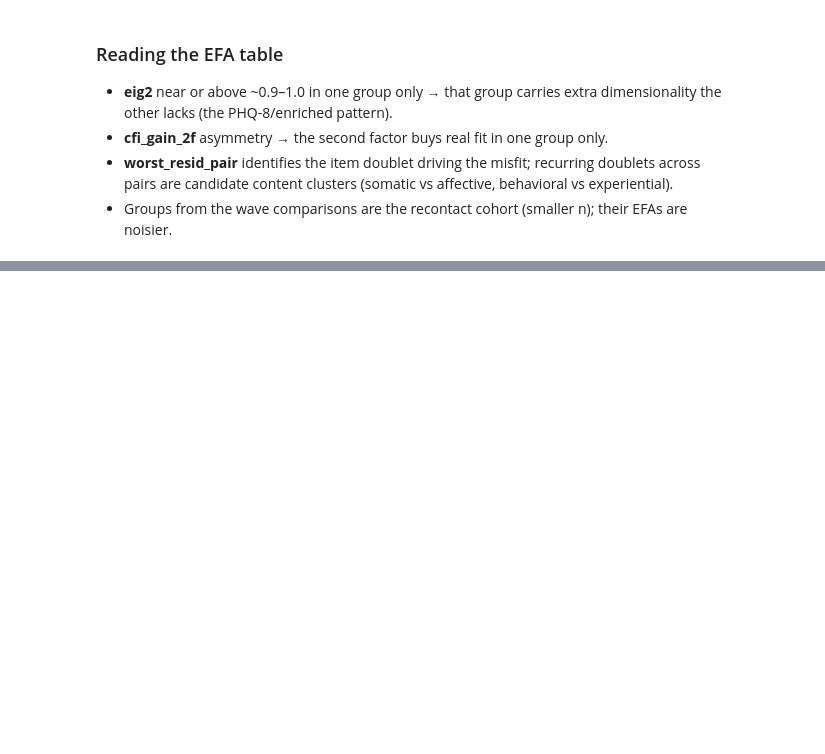
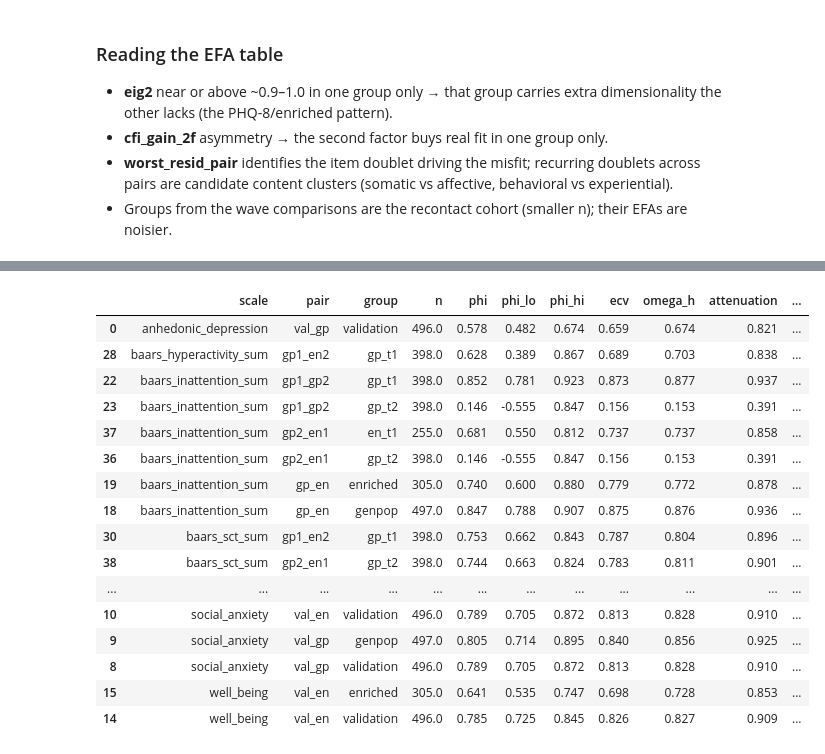
Before and after one commit to Shotgunosine/HiTOP, a Jupyter notebook: notebooks/NB_invariance_effect_sizes.ipynb, the cells around one changed output, grey strips where cells are left out. Cells and saved outputs as stored; diff of their text form; code cells hidden in the pictures; blank space fills up the shorter version.

Commit message:
Add dimensionality effect sizes (SL-exact ECV/omegaH/attenuation/n-inflation) per HANDOFF round 14
Co-Authored-By: Claude Fable 5 <noreply@anthropic.com>

```diff
--- a/notebooks/NB_invariance_effect_sizes.ipynb
+++ b/notebooks/NB_invariance_effect_sizes.ipynb
@@ -365,0 +380,22 @@ efa_summary[[c for c in cols if c in efa_summary.columns]] \
+# %%
+from hitop_cfa import dimensionality_effect_sizes
+
+dim_rows = []
+for v in cfg_fails.itertuples():
+    for label in pd.unique(PAIR_DATA[v.pair]['whichdata']):
+        grp = PAIR_DATA[v.pair][PAIR_DATA[v.pair]['whichdata'] == label]
+        print(f'--- {v.scale} x {v.pair} | {label} ---', flush=True)
+        try:
+            r = dimensionality_effect_sizes(v.scale, items_of(v.scale),
+                                            grp, out_dir / 'dim_temp.csv',
+                                            verbose=True)
+        except Exception as exc:
+            print(f'   ERROR: {exc!r}')
+            r = dict(converged=False, reason=repr(exc))
+        row = dict(scale=v.scale, pair=v.pair, group=label)
+        row.update({k: (round(x, 3) if isinstance(x, float) else x)
+                    for k, x in r.items()})
+        dim_rows.append(row)
+dim = pd.DataFrame(dim_rows)
+dim.to_csv(out_dir / 'dimensionality_effect_sizes.csv', index=False)
+print(f'\nsaved {len(dim)} group rows')
@@ -365,0 +420,24 @@ efa_summary[[c for c in cols if c in efa_summary.columns]] \
+# %%
+ok = dim[dim.converged == True].copy()
+cols = ['scale', 'pair', 'group', 'n', 'phi', 'phi_lo', 'phi_hi', 'ecv',
+        'omega_h', 'attenuation', 'n_inflation', 'r_sum_f1', 'r_sum_f2']
+display_tbl = ok[cols].sort_values(['scale', 'pair', 'group'])
+display_tbl
+# %% [output]
+|  | scale | pair | group | n | phi | phi_lo | phi_hi | ecv | omega_h | attenuation | ... |
+| 0 | anhedonic_depression | val_gp | validation | 496.0 | 0.578 | 0.482 | 0.674 | 0.659 | 0.674 | 0.821 | ... |
+| 28 | baars_hyperactivity_sum | gp1_en2 | gp_t1 | 398.0 | 0.628 | 0.389 | 0.867 | 0.689 | 0.703 | 0.838 | ... |
+| 22 | baars_inattention_sum | gp1_gp2 | gp_t1 | 398.0 | 0.852 | 0.781 | 0.923 | 0.873 | 0.877 | 0.937 | ... |
+| 23 | baars_inattention_sum | gp1_gp2 | gp_t2 | 398.0 | 0.146 | -0.555 | 0.847 | 0.156 | 0.153 | 0.391 | ... |
+| 37 | baars_inattention_sum | gp2_en1 | en_t1 | 255.0 | 0.681 | 0.550 | 0.812 | 0.737 | 0.737 | 0.858 | ... |
+| 36 | baars_inattention_sum | gp2_en1 | gp_t2 | 398.0 | 0.146 | -0.555 | 0.847 | 0.156 | 0.153 | 0.391 | ... |
+| 19 | baars_inattention_sum | gp_en | enriched | 305.0 | 0.740 | 0.600 | 0.880 | 0.779 | 0.772 | 0.878 | ... |
+| 18 | baars_inattention_sum | gp_en | genpop | 497.0 | 0.847 | 0.788 | 0.907 | 0.875 | 0.876 | 0.936 | ... |
+| 30 | baars_sct_sum | gp1_en2 | gp_t1 | 398.0 | 0.753 | 0.662 | 0.843 | 0.787 | 0.804 | 0.896 | ... |
+| 38 | baars_sct_sum | gp2_en1 | gp_t2 | 398.0 | 0.744 | 0.663 | 0.824 | 0.783 | 0.811 | 0.901 | ... |
+| ... | ... | ... | ... | ... | ... | ... | ... | ... | ... | ... | ... |
+| 10 | social_anxiety | val_en | validation | 496.0 | 0.789 | 0.705 | 0.872 | 0.813 | 0.828 | 0.910 | ... |
+| 9 | social_anxiety | val_gp | genpop | 497.0 | 0.805 | 0.714 | 0.895 | 0.840 | 0.856 | 0.925 | ... |
+| 8 | social_anxiety | val_gp | validation | 496.0 | 0.789 | 0.705 | 0.872 | 0.813 | 0.828 | 0.910 | ... |
+| 15 | well_being | val_en | enriched | 305.0 | 0.641 | 0.535 | 0.747 | 0.698 | 0.728 | 0.853 | ... |
+| 14 | well_being | val_en | validation | 496.0 | 0.785 | 0.725 | 0.845 | 0.826 | 0.827 | 0.909 | ... |
```
Also changed, not shown: parts of 3 cells of this notebook, 3 other files.
